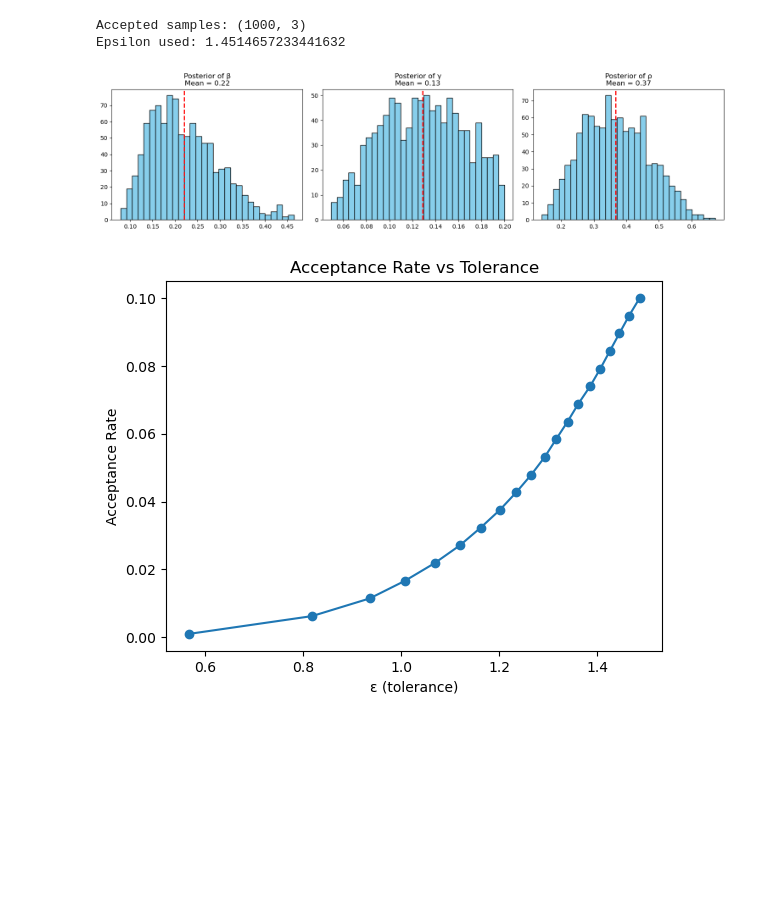
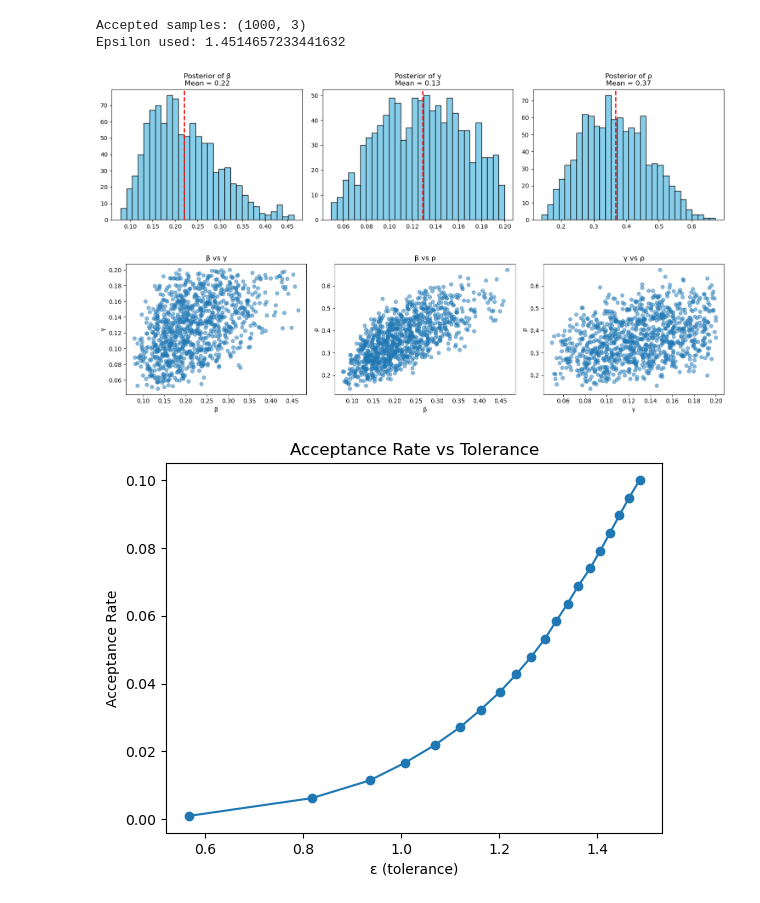
Before and after one commit to funwenxin/ST3247_Group5, a Jupyter notebook: ABC Script/Experimentation_1.ipynb, the cells around one changed output. Saved outputs shown, nothing was run; the diff lists cells and outputs as text; code cells hidden in the pictures; blank space fills up the shorter version.

```diff
--- a/ABC Script/Experimentation_1.ipynb
+++ b/ABC Script/Experimentation_1.ipynb
@@ -375,7 +379,7 @@ plot_acceptance(epsilons, rates)
 [figure]
 # %%
 #summary stats: 8
-def compute_summary(infected, rewiring, degree):
+def compute_8_summary(infected, rewiring, degree):
 
     # Infection summaries
     peak_infection = np.max(infected)
@@ -414,7 +418,7 @@ def compute_summary(infected, rewiring, degree):
         #auc_to_peak_ratio,
     ])
 # %%
-s8_obs = compute_summary(obs_infected, obs_rewiring, obs_degree)
+s8_obs = compute_8_summary(obs_infected, obs_rewiring, obs_degree)
 s8_obs
 # %% [output]
 array([5.40000e-01, 9.00000e+00, 0.00000e+00, 9.90500e+00, 5.82000e+02,
@@ -423,7 +427,8 @@ array([5.40000e-01, 9.00000e+00, 0.00000e+00, 9.90500e+00, 5.82000e+02,
 thetas8, summaries8 = rejection_abc_quantile(
     n_samples=20000,
     s_obs=s8_obs,
-    rng=rng
+    rng=rng,
+    compute_summary_func=compute_8_summary
 )
 # %%
 dists8 = compute_distances(summaries8, s8_obs)
@@ -440,8 +445,10 @@ Accepted samples: (1000, 3)
 Epsilon used: 1.4514657233441632
 # %%
 plot_marginals(samples8)
+plot_pairwise(samples8)
 # %% [output]
 [figure]
+[figure, added]
 # %%
 epsilons = np.quantile(dists8, np.linspace(0.001, 0.1, 20))
 rates = []
```
Also changed, not shown: parts of 39 cells of this notebook.
